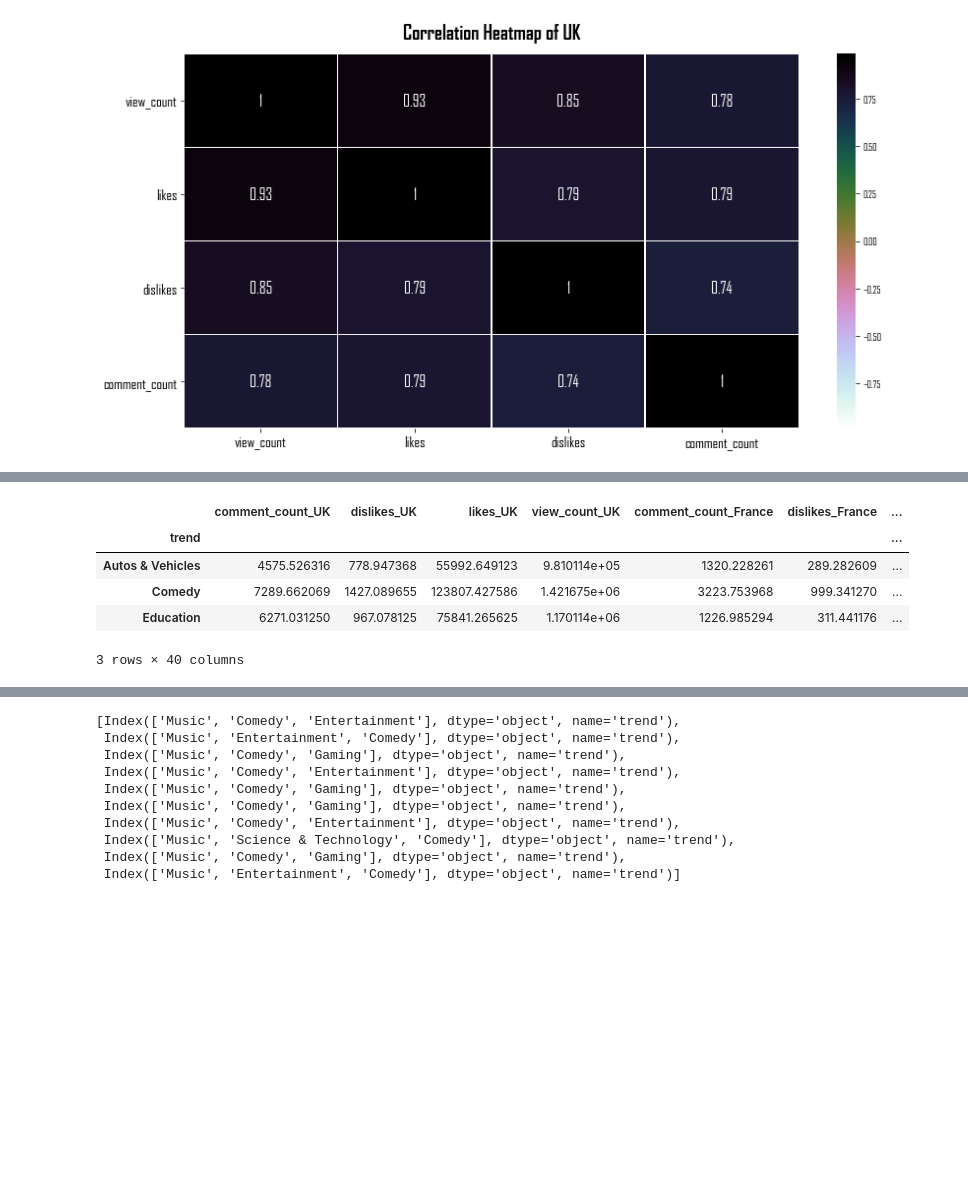
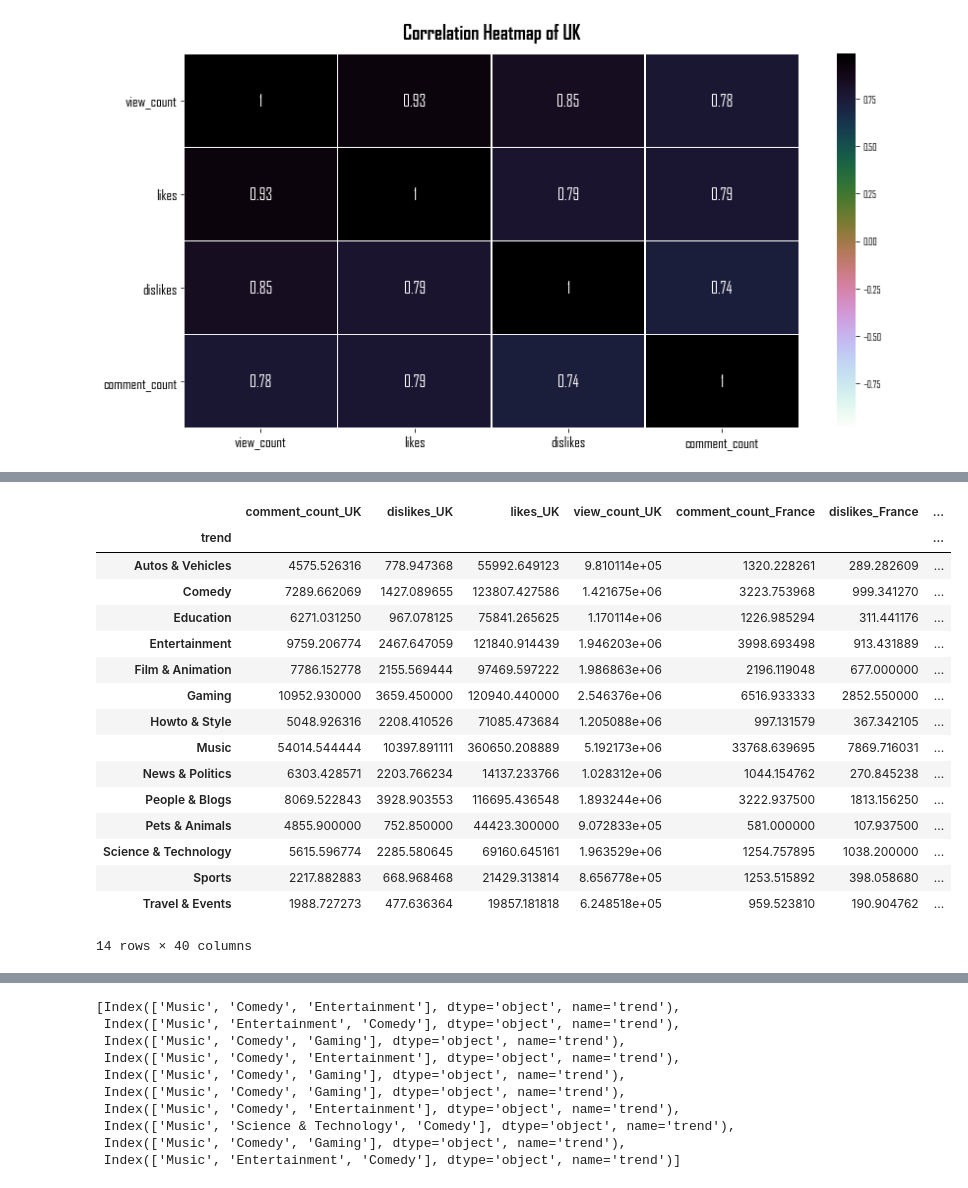
Before and after one commit to gorkemguneser/Youtube-Trending-Videos-Statistical-Analysis, a Jupyter notebook: code/gorkem.ipynb, the cells around one changed output, grey strips where cells are left out. Drawn from its saved outputs; the diff is of its cells as text; code cells hidden in the pictures; blank space fills up the shorter version.

```diff
--- a/code/gorkem.ipynb
+++ b/code/gorkem.ipynb
@@ -395,14 +311,25 @@ dfs = [pt_gb, pt_fr, pt_us,pt_ru,pt_de,pt_ca,pt_kr,pt_jp,pt_br,pt_mx]
 df_final = reduce(lambda left,right: pd.merge(left,right,how="outer",
                                               left_index=True,right_index=True), dfs)
 # %%
-df_final.head(3)
+df_final
 # %% [output]
 |  | comment_count_UK | dislikes_UK | likes_UK | view_count_UK | comment_count_France | dislikes_France | ... |
 | trend |  |  |  |  |  |  | ... |
 | Autos & Vehicles | 4575.526316 | 778.947368 | 55992.649123 | 9.810114e+05 | 1320.228261 | 289.282609 | ... |
 | Comedy | 7289.662069 | 1427.089655 | 123807.427586 | 1.421675e+06 | 3223.753968 | 999.341270 | ... |
 | Education | 6271.031250 | 967.078125 | 75841.265625 | 1.170114e+06 | 1226.985294 | 311.441176 | ... |
+| Entertainment | 9759.206774 | 2467.647059 | 121840.914439 | 1.946203e+06 | 3998.693498 | 913.431889 | ... |
+| Film & Animation | 7786.152778 | 2155.569444 | 97469.597222 | 1.986863e+06 | 2196.119048 | 677.000000 | ... |
+| Gaming | 10952.930000 | 3659.450000 | 120940.440000 | 2.546376e+06 | 6516.933333 | 2852.550000 | ... |
+| Howto & Style | 5048.926316 | 2208.410526 | 71085.473684 | 1.205088e+06 | 997.131579 | 367.342105 | ... |
+| Music | 54014.544444 | 10397.891111 | 360650.208889 | 5.192173e+06 | 33768.639695 | 7869.716031 | ... |
+| News & Politics | 6303.428571 | 2203.766234 | 14137.233766 | 1.028312e+06 | 1044.154762 | 270.845238 | ... |
+| People & Blogs | 8069.522843 | 3928.903553 | 116695.436548 | 1.893244e+06 | 3222.937500 | 1813.156250 | ... |
+| Pets & Animals | 4855.900000 | 752.850000 | 44423.300000 | 9.072833e+05 | 581.000000 | 107.937500 | ... |
+| Science & Technology | 5615.596774 | 2285.580645 | 69160.645161 | 1.963529e+06 | 1254.757895 | 1038.200000 | ... |
+| Sports | 2217.882883 | 668.968468 | 21429.313814 | 8.656778e+05 | 1253.515892 | 398.058680 | ... |
+| Travel & Events | 1988.727273 | 477.636364 | 19857.181818 | 6.248518e+05 | 959.523810 | 190.904762 | ... |
-3 rows × 40 columns
+14 rows × 40 columns
 # %%
 '''
 Grouping df_final database and creating new databases in order to compare country attributes
```
Also changed, not shown: parts of 53 cells of this notebook.
